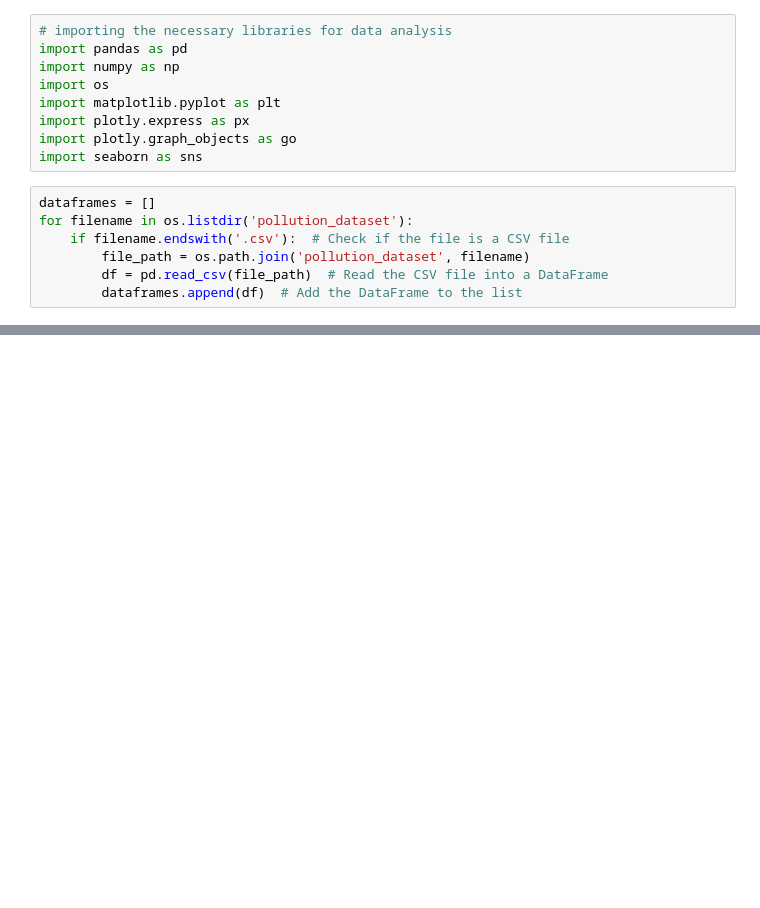
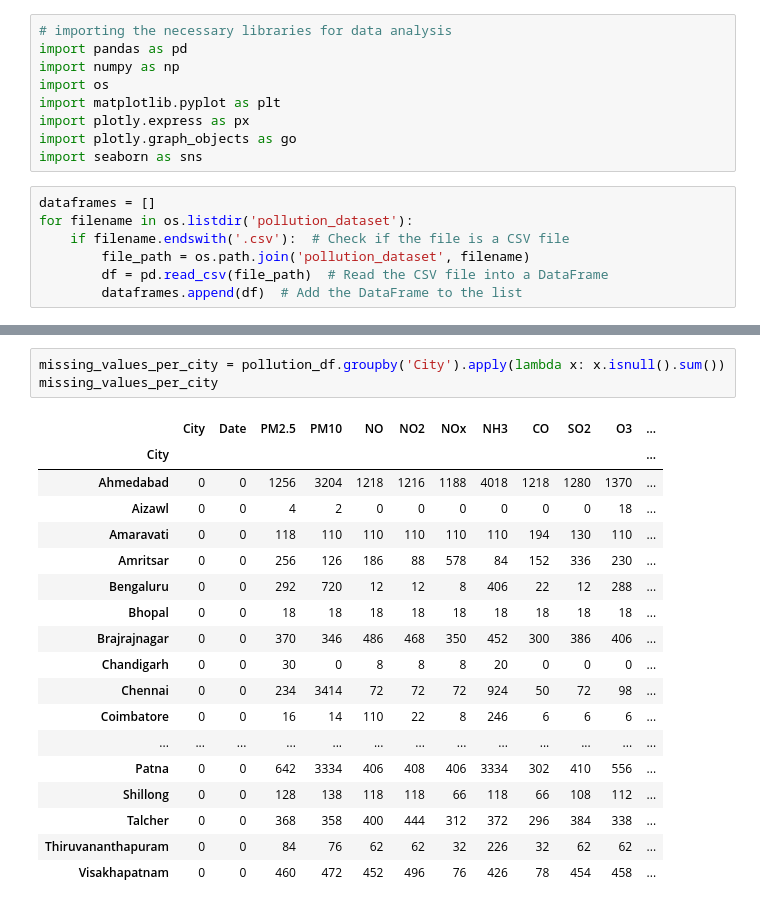
Before and after one commit to Medynal/Pollution, a Jupyter notebook: pollution.ipynb, the cells around one changed output, grey strips where cells are left out. Drawn from its saved outputs; the diff is of its cells as text; blank space fills up the shorter version.

```diff
--- a/pollution.ipynb
+++ b/pollution.ipynb
@@ -91,0 +156,22 @@ pollution
+# %%
+missing_values_per_city = pollution_df.groupby('City').apply(lambda x: x.isnull().sum())
+missing_values_per_city
+# %% [output]
+|  | City | Date | PM2.5 | PM10 | NO | NO2 | NOx | NH3 | CO | SO2 | O3 | ... |
+| City |  |  |  |  |  |  |  |  |  |  |  | ... |
+| Ahmedabad | 0 | 0 | 1256 | 3204 | 1218 | 1216 | 1188 | 4018 | 1218 | 1280 | 1370 | ... |
+| Aizawl | 0 | 0 | 4 | 2 | 0 | 0 | 0 | 0 | 0 | 0 | 18 | ... |
+| Amaravati | 0 | 0 | 118 | 110 | 110 | 110 | 110 | 110 | 194 | 130 | 110 | ... |
+| Amritsar | 0 | 0 | 256 | 126 | 186 | 88 | 578 | 84 | 152 | 336 | 230 | ... |
+| Bengaluru | 0 | 0 | 292 | 720 | 12 | 12 | 8 | 406 | 22 | 12 | 288 | ... |
+| Bhopal | 0 | 0 | 18 | 18 | 18 | 18 | 18 | 18 | 18 | 18 | 18 | ... |
+| Brajrajnagar | 0 | 0 | 370 | 346 | 486 | 468 | 350 | 452 | 300 | 386 | 406 | ... |
+| Chandigarh | 0 | 0 | 30 | 0 | 8 | 8 | 8 | 20 | 0 | 0 | 0 | ... |
+| Chennai | 0 | 0 | 234 | 3414 | 72 | 72 | 72 | 924 | 50 | 72 | 98 | ... |
+| Coimbatore | 0 | 0 | 16 | 14 | 110 | 22 | 8 | 246 | 6 | 6 | 6 | ... |
+| ... | ... | ... | ... | ... | ... | ... | ... | ... | ... | ... | ... | ... |
+| Patna | 0 | 0 | 642 | 3334 | 406 | 408 | 406 | 3334 | 302 | 410 | 556 | ... |
+| Shillong | 0 | 0 | 128 | 138 | 118 | 118 | 66 | 118 | 66 | 108 | 112 | ... |
+| Talcher | 0 | 0 | 368 | 358 | 400 | 444 | 312 | 372 | 296 | 384 | 338 | ... |
+| Thiruvananthapuram | 0 | 0 | 84 | 76 | 62 | 62 | 32 | 226 | 32 | 62 | 62 | ... |
+| Visakhapatnam | 0 | 0 | 460 | 472 | 452 | 496 | 76 | 426 | 78 | 454 | 458 | ... |
```
Also changed, not shown: parts of 8 cells of this notebook.
